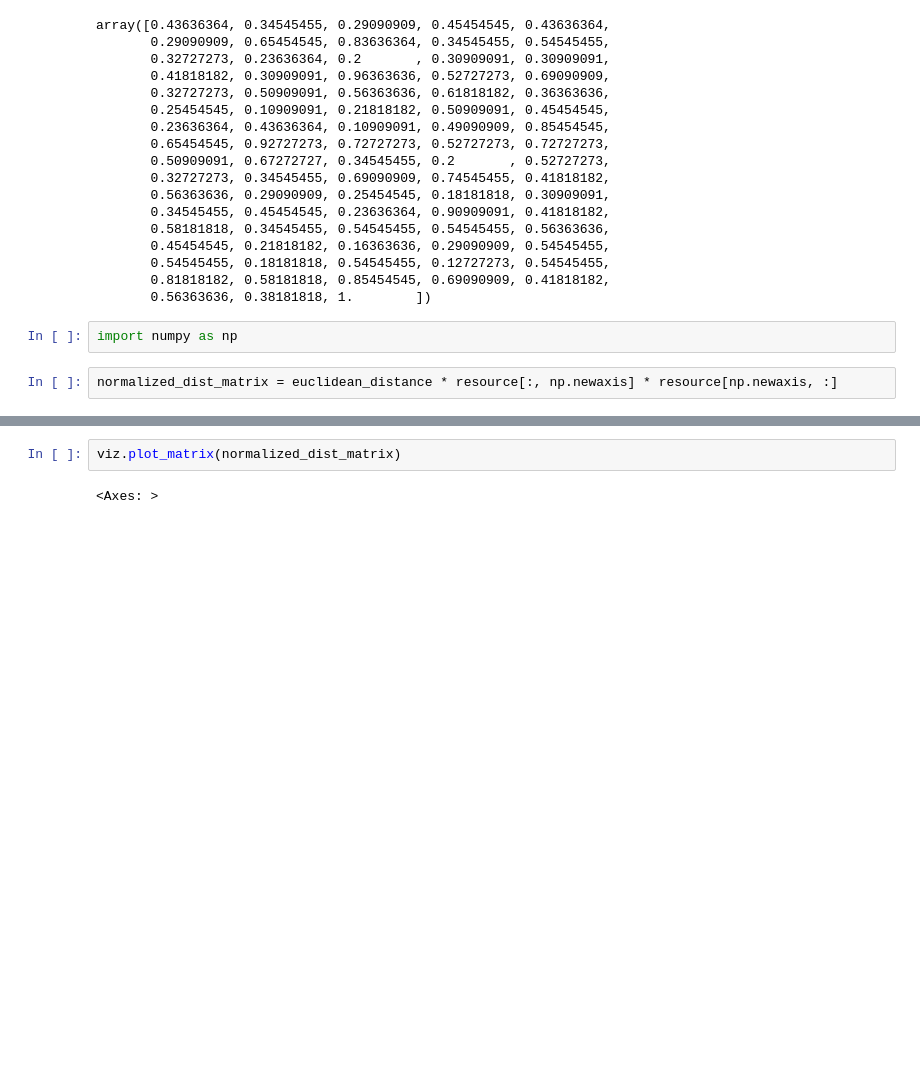
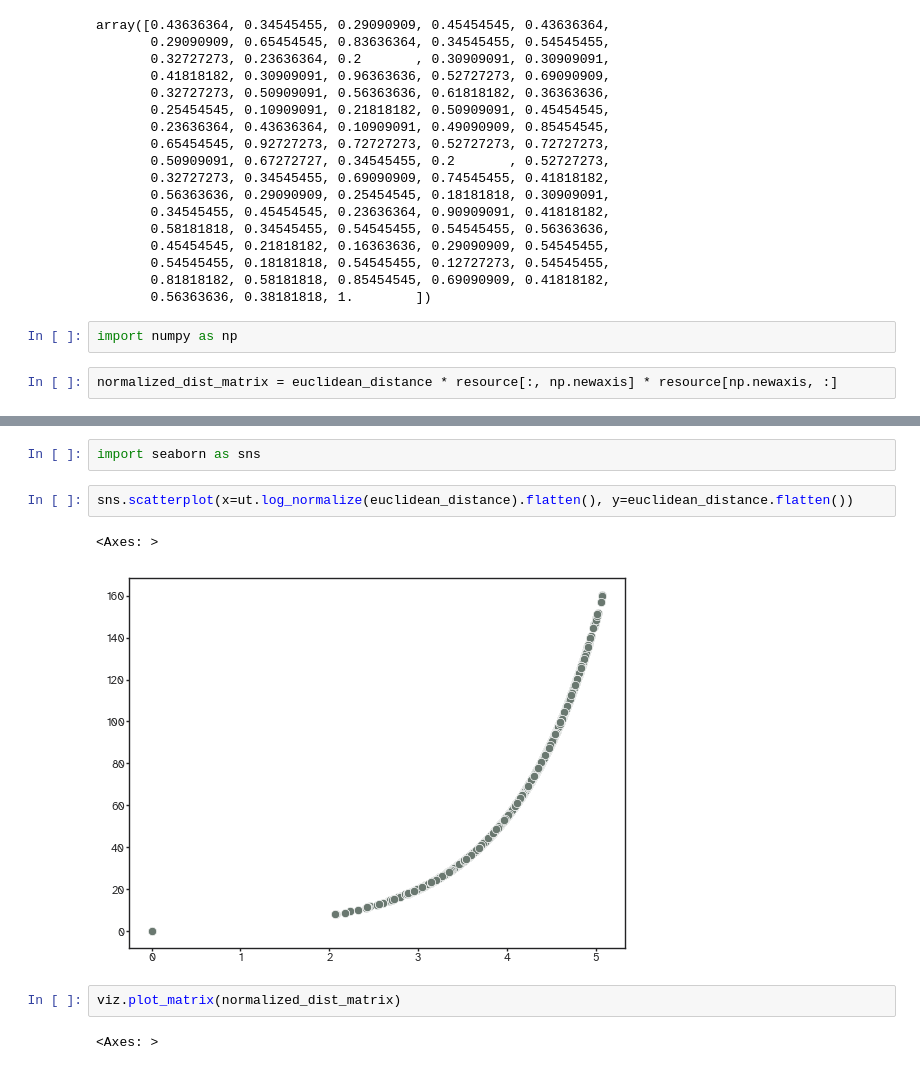
Before and after one commit to kuffmode/YANAT, a Jupyter notebook: examples/generative.ipynb, the cells around one changed output, grey strips where cells are left out. Drawn from its saved outputs; the diff is of its cells as text; blank space fills up the shorter version.

```diff
--- a/examples/generative.ipynb
+++ b/examples/generative.ipynb
@@ -90,3 +90,10 @@ viz.plot_matrix(euclidean_distance)
+# %%
+import seaborn as sns
+# %%
+sns.scatterplot(x=ut.log_normalize(euclidean_distance).flatten(), y=euclidean_distance.flatten())
+# %% [output]
+<Axes: >
+[figure, added]
 # %%
 viz.plot_matrix(normalized_dist_matrix)
 # %% [output]
```
Also changed, not shown: parts of 15 cells of this notebook, 2 other files.
